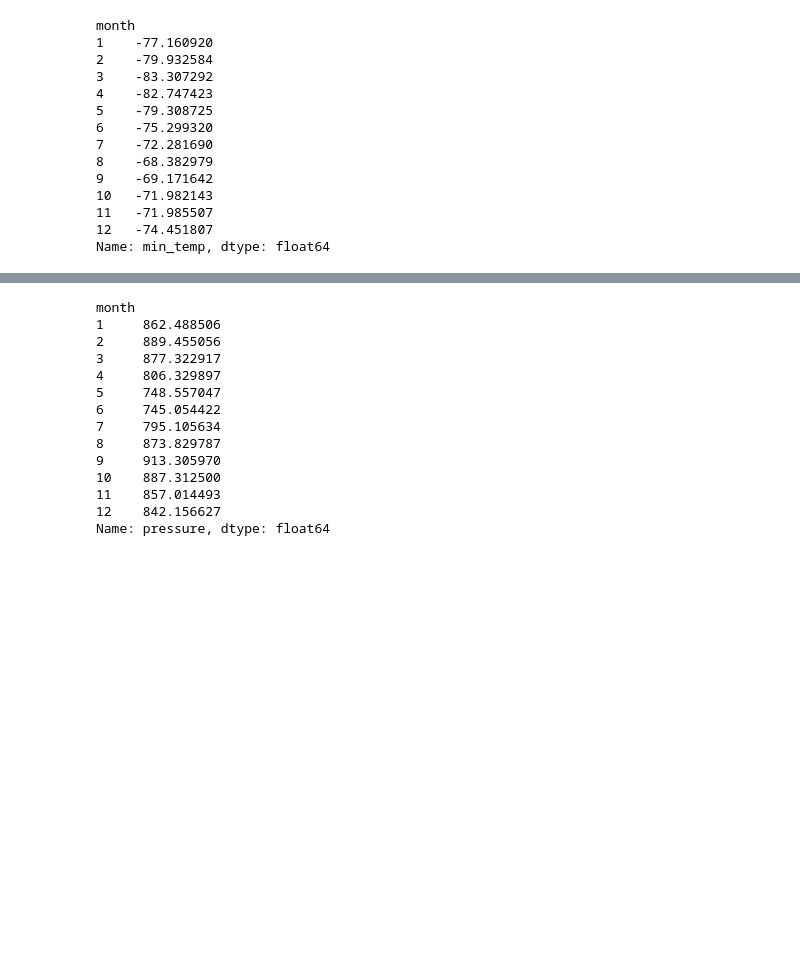
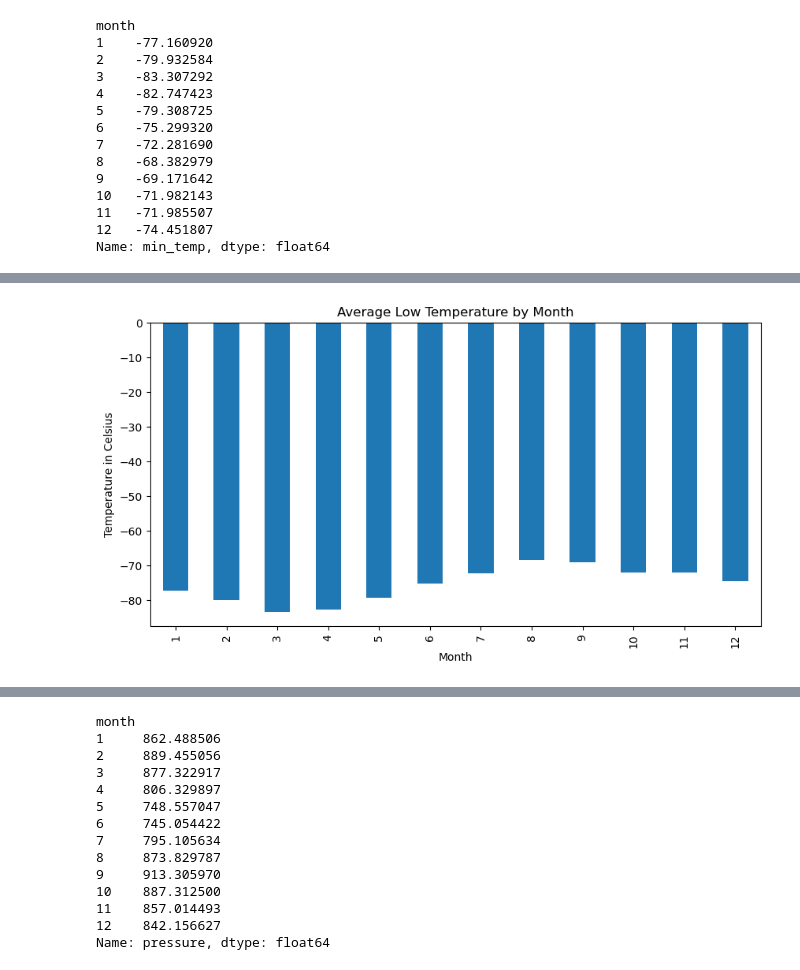
Before and after one commit to Ghoehn3/Module11Challenge, a Jupyter notebook: Starter_Code/part_2_mars_weather.ipynb, the cells around one changed output, grey strips where cells are left out. Drawn from its saved outputs; the diff is of its cells as text; code cells hidden in the pictures; blank space fills up the shorter version.

```diff
--- a/Starter_Code/part_2_mars_weather.ipynb
+++ b/Starter_Code/part_2_mars_weather.ipynb
@@ -122,2 +117,13 @@ dtype: object
+# %%
+# Change data types for data analysis
+#change terrestrial date to datetime
+df['terrestrial_date'] = pd.to_datetime(df['terrestrial_date'])
+#change sol, ls, and month to int64
+df['sol'] = df['sol'].astype('int64')
+df['ls'] = df['ls'].astype('int64')
+df['month'] = df['month'].astype('int64')
+#change min_temp and pressure to float64
+df['min_temp'] = df['min_temp'].astype('float64')
+df['pressure'] = df['pressure'].astype('float64')
 # %%
 # Confirm type changes were successful by examining data types again
@@ -168,6 +168,8 @@ Name: month, dtype: int64
 1867
 # %%
 # 3. What is the average low temperature by month?
+ave_temp = df.groupby('month').mean()['min_temp']
+ave_temp
 # %% [output]
 month
 1    -77.160920
@@ -193,0 +188,9 @@ Name: min_temp, dtype: float64
+# %%
+# Plot the average temperature by month
+ave_temp.plot(kind='bar', figsize=(10,5))
+plt.title('Average Low Temperature by Month')
+plt.xlabel('Month')
+plt.ylabel('Temperature in Celsius')
+plt.show()
+# %% [output]
+[figure, added]
```
Also changed, not shown: parts of 20 cells of this notebook.
